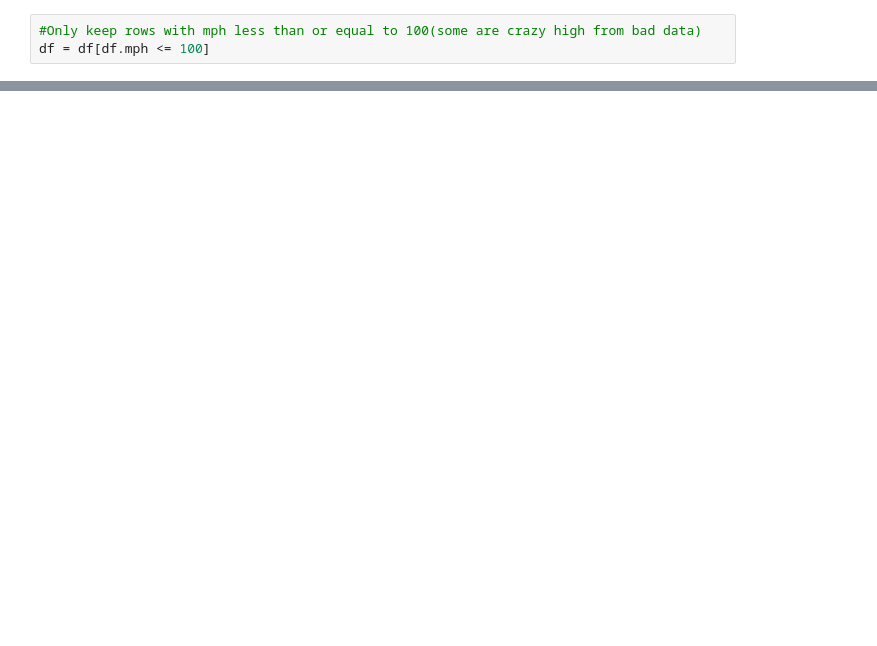
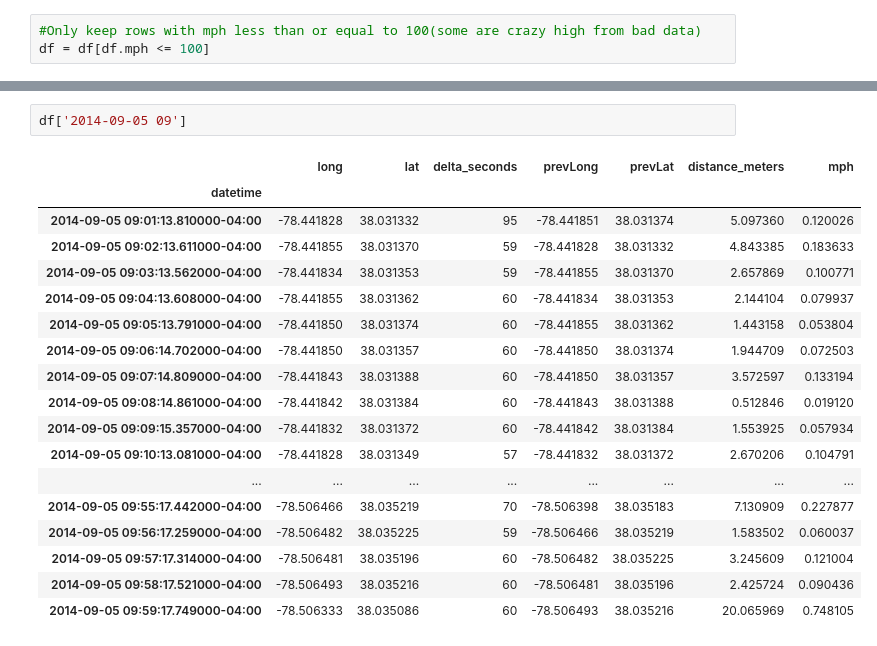
Before and after one commit to showandtellinar/TravelVsWeather, a Jupyter notebook: LocationAndWeather.ipynb, the cells around one changed output, grey strips where cells are left out. Cells and saved outputs as stored; diff of their text form; blank space fills up the shorter version.

```diff
--- a/LocationAndWeather.ipynb
+++ b/LocationAndWeather.ipynb
@@ -169,0 +149,21 @@ S: 2014-08-28 21:40:33.617000-04:00 F: 2014-08-28 21:41:33.675000-04:00 Avg 33.9
+# %%
+df['2014-09-05 09']
+# %% [output]
+|  | long | lat | delta_seconds | prevLong | prevLat | distance_meters | mph |
+| datetime |  |  |  |  |  |  |  |
+| 2014-09-05 09:01:13.810000-04:00 | -78.441828 | 38.031332 | 95 | -78.441851 | 38.031374 | 5.097360 | 0.120026 |
+| 2014-09-05 09:02:13.611000-04:00 | -78.441855 | 38.031370 | 59 | -78.441828 | 38.031332 | 4.843385 | 0.183633 |
+| 2014-09-05 09:03:13.562000-04:00 | -78.441834 | 38.031353 | 59 | -78.441855 | 38.031370 | 2.657869 | 0.100771 |
+| 2014-09-05 09:04:13.608000-04:00 | -78.441855 | 38.031362 | 60 | -78.441834 | 38.031353 | 2.144104 | 0.079937 |
+| 2014-09-05 09:05:13.791000-04:00 | -78.441850 | 38.031374 | 60 | -78.441855 | 38.031362 | 1.443158 | 0.053804 |
+| 2014-09-05 09:06:14.702000-04:00 | -78.441850 | 38.031357 | 60 | -78.441850 | 38.031374 | 1.944709 | 0.072503 |
+| 2014-09-05 09:07:14.809000-04:00 | -78.441843 | 38.031388 | 60 | -78.441850 | 38.031357 | 3.572597 | 0.133194 |
+| 2014-09-05 09:08:14.861000-04:00 | -78.441842 | 38.031384 | 60 | -78.441843 | 38.031388 | 0.512846 | 0.019120 |
+| 2014-09-05 09:09:15.357000-04:00 | -78.441832 | 38.031372 | 60 | -78.441842 | 38.031384 | 1.553925 | 0.057934 |
+| 2014-09-05 09:10:13.081000-04:00 | -78.441828 | 38.031349 | 57 | -78.441832 | 38.031372 | 2.670206 | 0.104791 |
+| ... | ... | ... | ... | ... | ... | ... | ... |
+| 2014-09-05 09:55:17.442000-04:00 | -78.506466 | 38.035219 | 70 | -78.506398 | 38.035183 | 7.130909 | 0.227877 |
+| 2014-09-05 09:56:17.259000-04:00 | -78.506482 | 38.035225 | 59 | -78.506466 | 38.035219 | 1.583502 | 0.060037 |
+| 2014-09-05 09:57:17.314000-04:00 | -78.506481 | 38.035196 | 60 | -78.506482 | 38.035225 | 3.245609 | 0.121004 |
+| 2014-09-05 09:58:17.521000-04:00 | -78.506493 | 38.035216 | 60 | -78.506481 | 38.035196 | 2.425724 | 0.090436 |
+| 2014-09-05 09:59:17.749000-04:00 | -78.506333 | 38.035086 | 60 | -78.506493 | 38.035216 | 20.065969 | 0.748105 |
```
Also changed, not shown: parts of 9 cells of this notebook, 1 other file.
